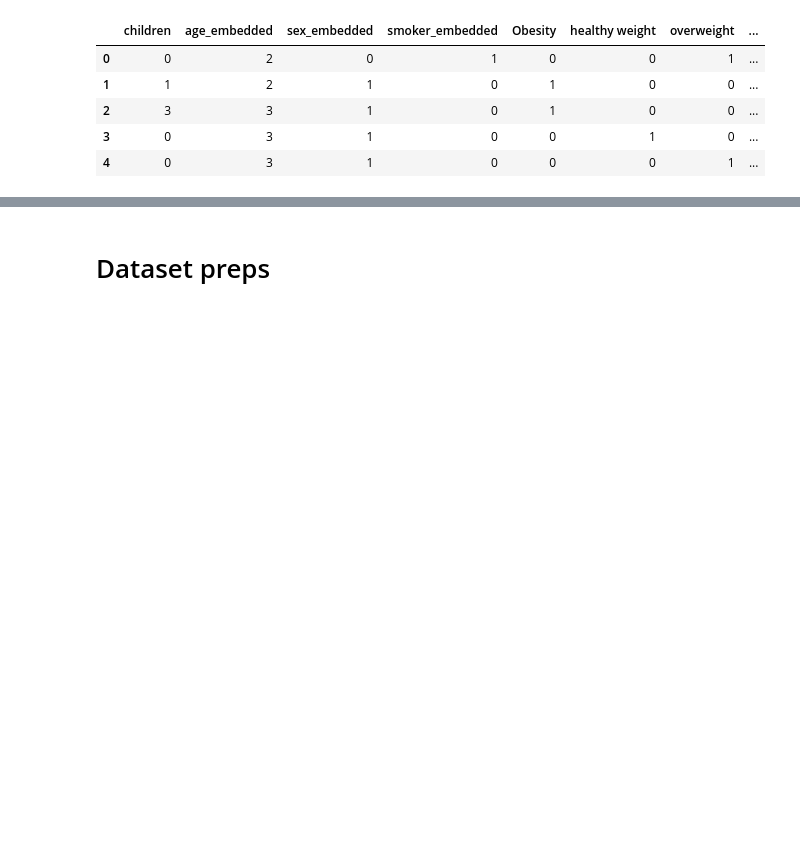
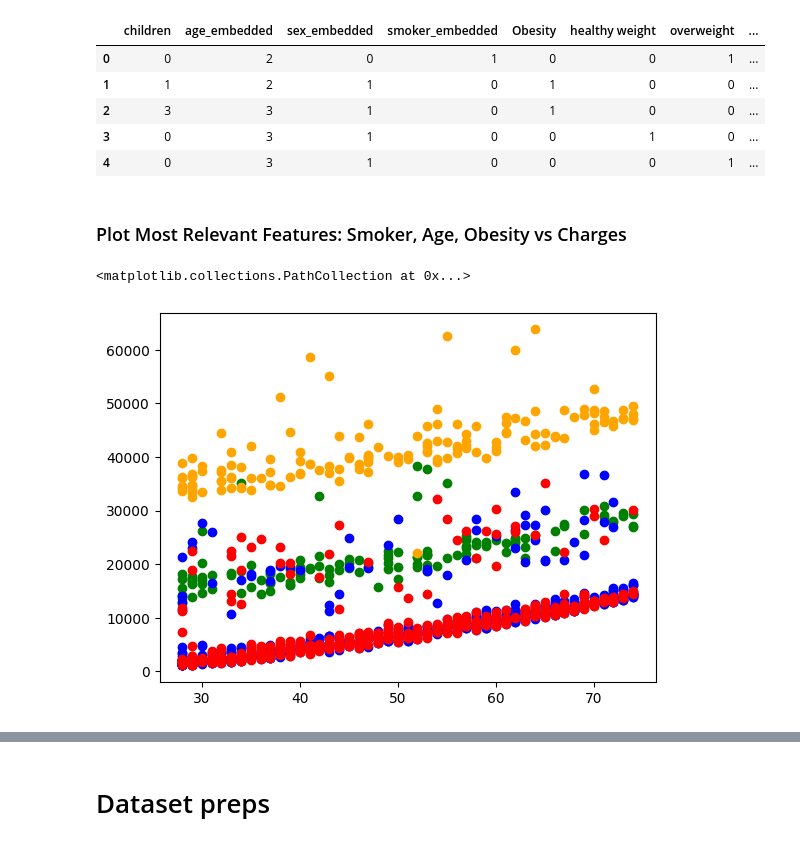
Before and after one commit to b-hakim/insurance_prediction, a Jupyter notebook: ds_practice.ipynb, the cells around one changed output, grey strips where cells are left out. Drawn from its saved outputs; the diff is of its cells as text; code cells hidden in the pictures; blank space fills up the shorter version.

```diff
--- a/ds_practice.ipynb
+++ b/ds_practice.ipynb
@@ -266,3 +266,22 @@ X.head()
 | 2 | 3 | 3 | 1 | 0 | 1 | 0 | 0 | ... |
 | 3 | 0 | 3 | 1 | 0 | 0 | 1 | 0 | ... |
 | 4 | 0 | 3 | 1 | 0 | 0 | 0 | 1 | ... |
+# %% [markdown]
+### Plot Most Relevant Features: Smoker, Age, Obesity vs Charges
+# %%
+obesity_smoker = data_encoded[(data_encoded['Obesity'] == 1) & (data_encoded['smoker_embedded'] == 1)]
+obesity_non_smoker = data_encoded[(data_encoded['Obesity'] == 1) & (data_encoded['smoker_embedded'] == 0)]
+non_obesity_smokers = data_encoded[(data_encoded['Obesity'] == 0) & (data_encoded['smoker_embedded'] == 1)]
+non_obesity_non_smokers = data_encoded[(data_encoded['Obesity'] == 0) & (data_encoded['smoker_embedded'] == 0)]
+# %%
+plt.scatter(non_obesity_smokers['age'], non_obesity_smokers["charges"], color='green')
+plt.scatter(obesity_smoker['age'], obesity_smoker["charges"], color='orange')
+plt.scatter(obesity_non_smoker['age'], obesity_non_smoker["charges"], color='blue')
+plt.scatter(non_obesity_non_smokers['age'], non_obesity_non_smokers["charges"], color='red')
+
+# plt.plot(obesity_line['age'], obesity_line['charges'], )
+# plt.figure()
+# fig = plt.scatter(data_encoded['age'], data_encoded["charges"])
+# %% [output]
+<matplotlib.collections.PathCollection at 0x...>
+[figure, added]
```
Also changed, not shown: parts of 14 cells of this notebook.
